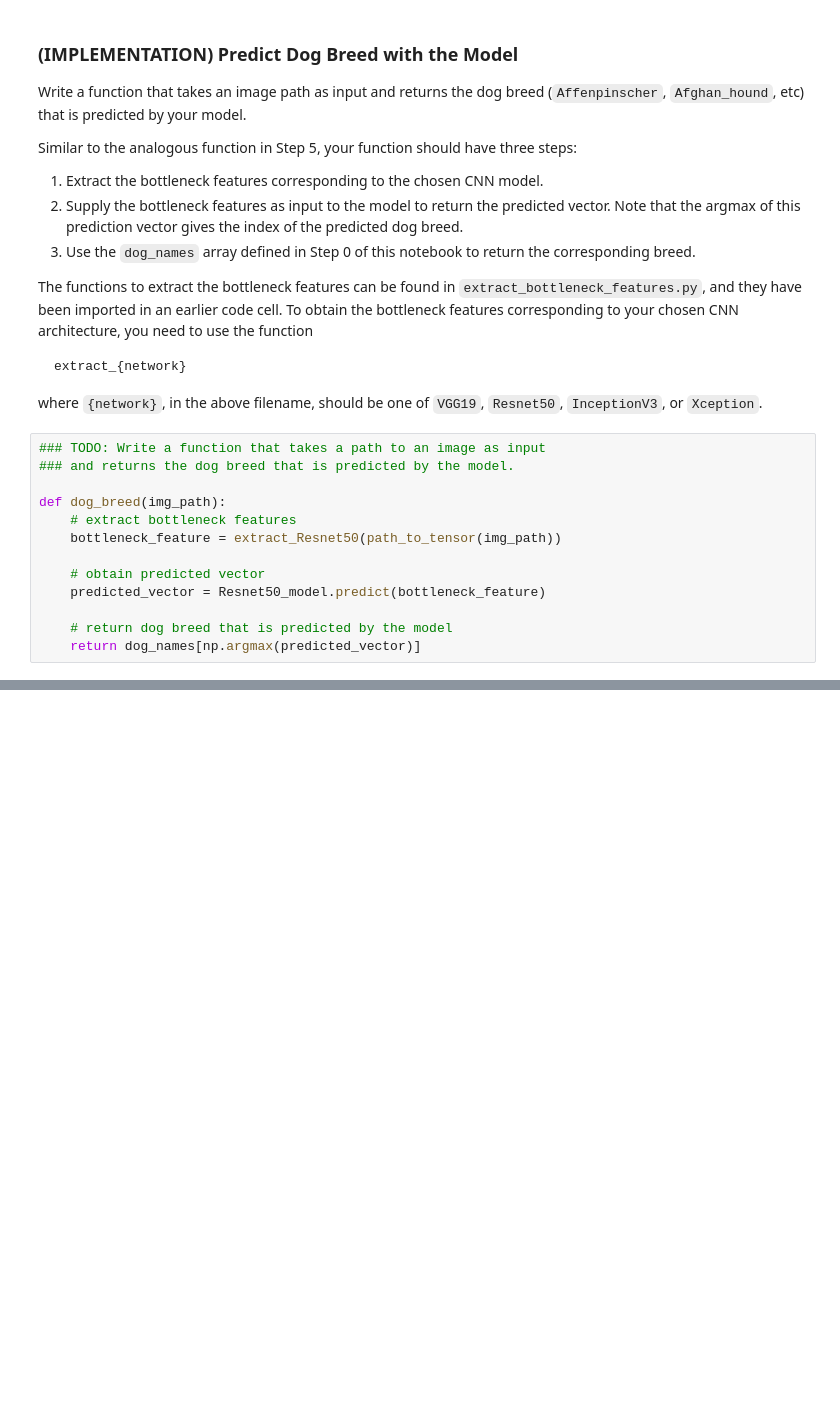
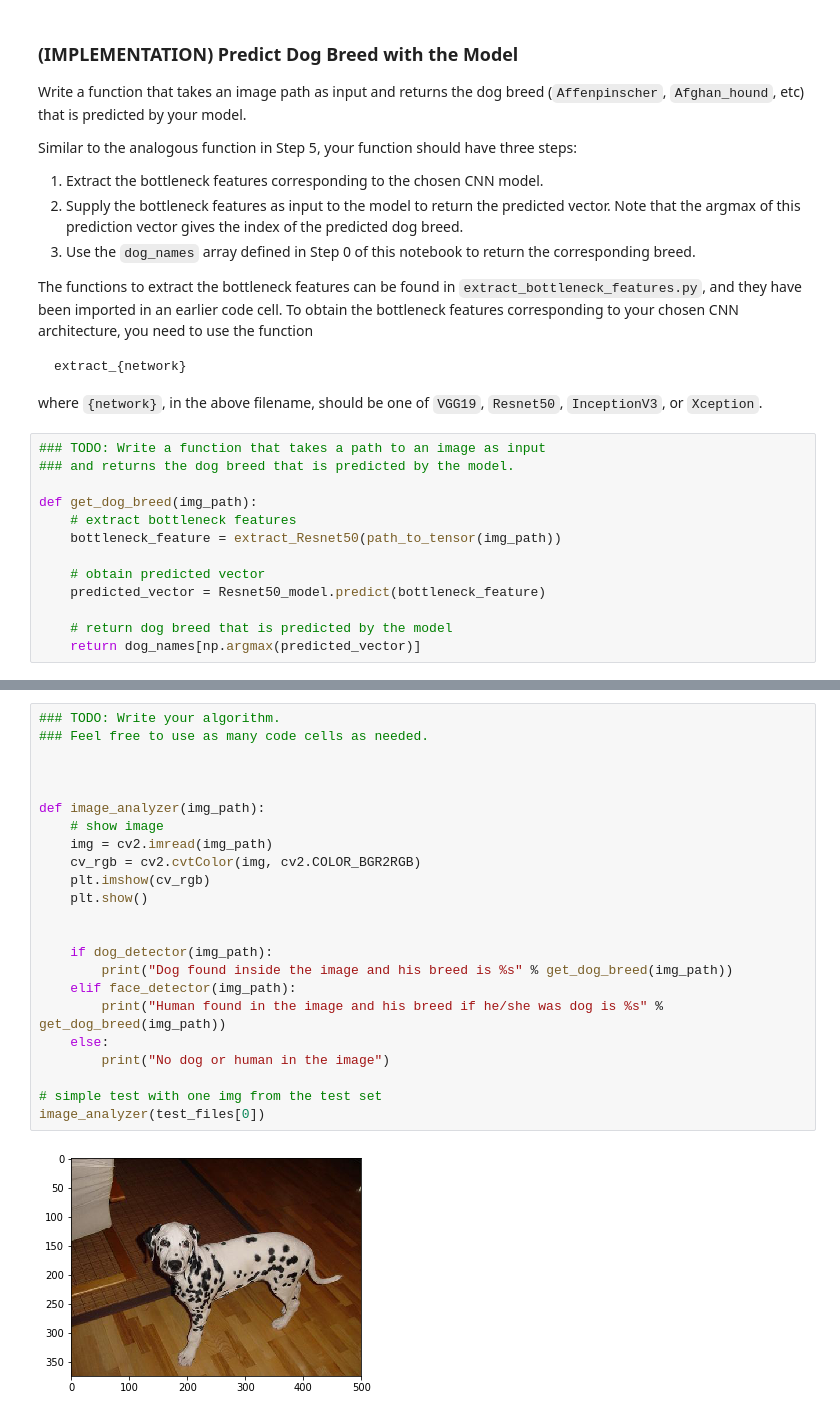
Before and after one commit to nyo16/dog-project, a Jupyter notebook: dog_app.ipynb, the cells around one changed output, grey strips where cells are left out. Cells and saved outputs as stored; diff of their text form; blank space fills up the shorter version.

```diff
--- a/dog_app.ipynb
+++ b/dog_app.ipynb
@@ -735,7 +793,7 @@ where `{network}`, in the above filename, should be one of `VGG19`, `Resnet50`,
 ### TODO: Write a function that takes a path to an image as input
 ### and returns the dog breed that is predicted by the model.
 
-def dog_breed(img_path):
+def get_dog_breed(img_path):
     # extract bottleneck features
     bottleneck_feature = extract_Resnet50(path_to_tensor(img_path))
 
@@ -762,3 +820,28 @@ Some sample output for our algorithm is provided below, but feel free to design
 
 
 ### (IMPLEMENTATION) Write your Algorithm
+# %%
+### TODO: Write your algorithm.
+### Feel free to use as many code cells as needed.
+
+
+
+def image_analyzer(img_path):
+    # show image
+    img = cv2.imread(img_path)
+    cv_rgb = cv2.cvtColor(img, cv2.COLOR_BGR2RGB)
+    plt.imshow(cv_rgb)
+    plt.show()
+
+
+    if dog_detector(img_path):
+        print("Dog found inside the image and his breed is %s" % get_dog_breed(img_path))
+    elif face_detector(img_path):
+        print("Human found in the image and his breed if he/she was dog is %s" % get_dog_breed(img_path))
+    else:
+        print("No dog or human in the image")
+
+# simple test with one img from the test set
+image_analyzer(test_files[0])
+# %% [output]
+[figure, added]
```
Also changed, not shown: parts of 18 cells of this notebook, 10 other files.
